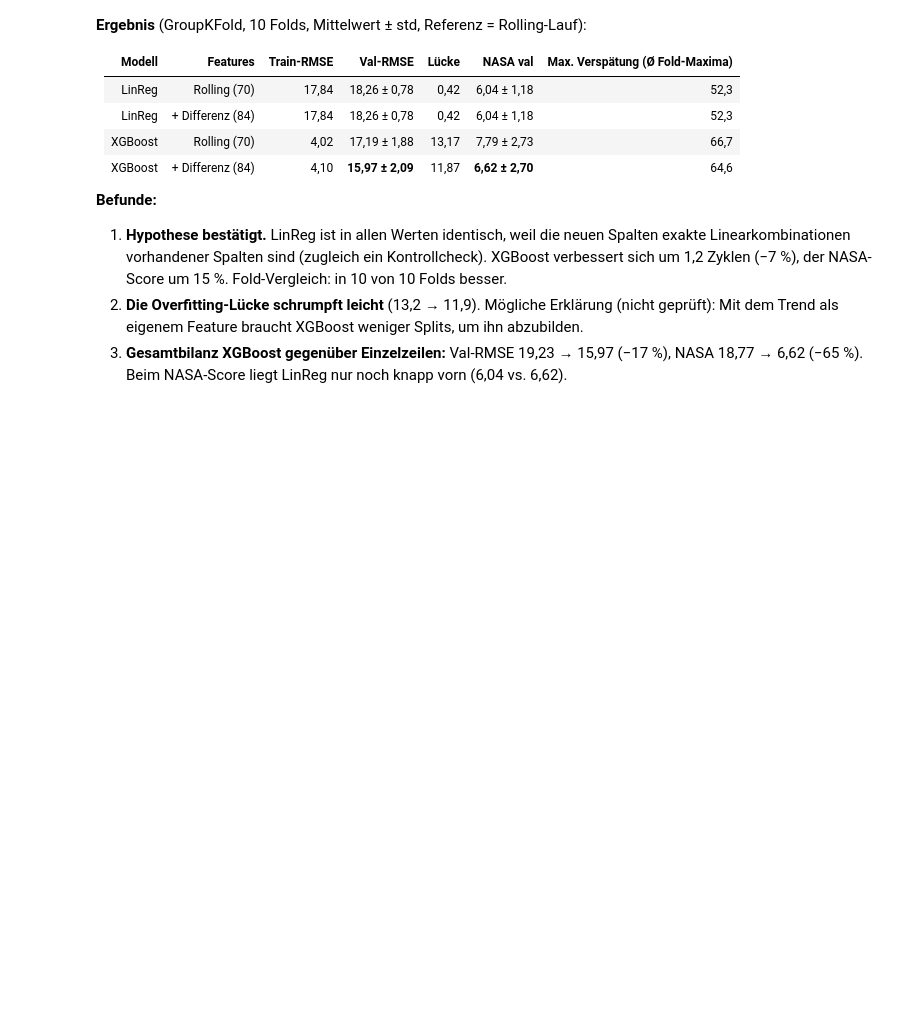
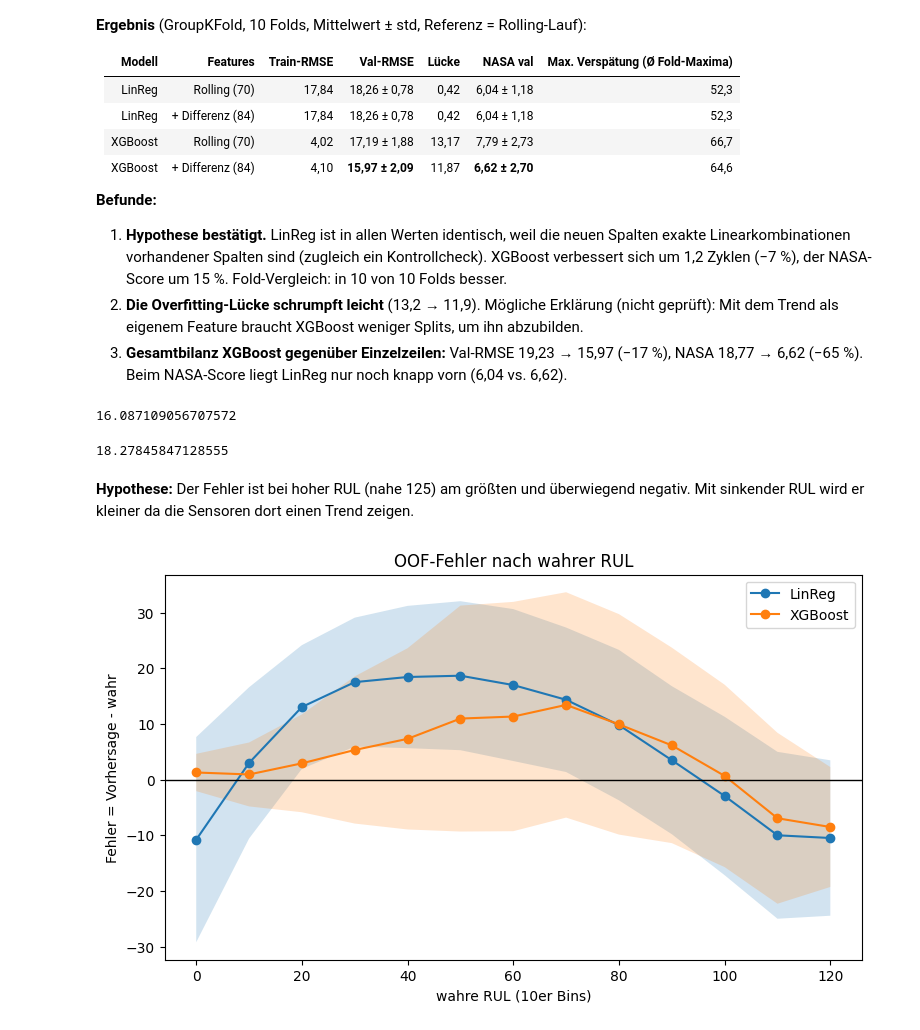
Before and after one commit to nils-pt/turbofan, a Jupyter notebook: notebooks/04_features_models.ipynb, the cells around one changed output. Saved outputs shown, nothing was run; the diff lists cells and outputs as text; code cells hidden in the pictures; blank space fills up the shorter version.

Commit message:
04: Fehleranalyse nach wahrer RUL und erstellen der Funktion oof_vorhersagen in validation.py

```diff
--- a/notebooks/04_features_models.ipynb
+++ b/notebooks/04_features_models.ipynb
@@ -196,3 +197,54 @@ np.int64(10)
 1. **Hypothese bestätigt.** LinReg ist in allen Werten identisch, weil die neuen Spalten exakte Linearkombinationen vorhandener Spalten sind (zugleich ein Kontrollcheck). XGBoost verbessert sich um 1,2 Zyklen (−7 %), der NASA-Score um 15 %. Fold-Vergleich: in 10 von 10 Folds besser.
 2. **Die Overfitting-Lücke schrumpft leicht** (13,2 → 11,9). Mögliche Erklärung (nicht geprüft): Mit dem Trend als eigenem Feature braucht XGBoost weniger Splits, um ihn abzubilden.
 3. **Gesamtbilanz XGBoost gegenüber Einzelzeilen:** Val-RMSE 19,23 → 15,97 (−17 %), NASA 18,77 → 6,62 (−65 %). Beim NASA-Score liegt LinReg nur noch knapp vorn (6,04 vs. 6,62).
+# %%
+oof_xgb = oof_vorhersagen(XGBRegressor(), X3, y, splits)
+rmse_oof_xgb = root_mean_squared_error(oof_xgb,y)
+rmse_oof_xgb
+# %% [output]
+16.087109056707572
+# %%
+oof_lr = oof_vorhersagen(LinearRegression(), X3, y, splits)
+rmse_oof_lr = root_mean_squared_error(oof_lr,y)
+rmse_oof_lr
+# %% [output]
+18.27845847128555
+# %% [markdown]
+**Hypothese:**
+Der Fehler ist bei hoher RUL (nahe 125) am größten und überwiegend negativ. Mit sinkender RUL wird er kleiner da die Sensoren dort einen Trend zeigen.
+# %%
+fehler_plot = pd.DataFrame({
+    "RUL" : y,
+    "fehler_lr" : oof_lr-y,
+    "fehler_xgb" : oof_xgb-y,
+    "bin": (y//10)*10,
+})
+# %%
+gruppen = fehler_plot.groupby("bin")
+
+lr_mittel = gruppen["fehler_lr"].mean()
+lr_std = gruppen["fehler_lr"].std()
+anzahl = gruppen["RUL"].count()
+
+xgb_mittel = gruppen["fehler_xgb"].mean()
+xgb_std = gruppen["fehler_xgb"].std()
+anzahl = gruppen["RUL"].count()
+# %%
+fig, ax = plt.subplots(figsize=(9,5))
+
+x = lr_mittel.index
+
+ax.plot(x, lr_mittel, marker="o", label = "LinReg")
+ax.fill_between(x, lr_mittel - lr_std, lr_mittel + lr_std, alpha=0.2)
+ax.plot(x, xgb_mittel, marker="o", label="XGBoost")
+ax.fill_between(x, xgb_mittel - xgb_std, xgb_mittel+xgb_std, alpha = 0.2)
+
+
+ax.axhline(0, color="black", linewidth=1)
+ax.set_xlabel("wahre RUL (10er Bins)")
+ax.set_ylabel("Fehler = Vorhersage - wahr")
+ax.set_title("OOF-Fehler nach wahrer RUL")
+ax.legend()
+plt.show()
+# %% [output]
+[figure, added]
```
Also changed, not shown: parts of 2 cells of this notebook, 2 other files.
